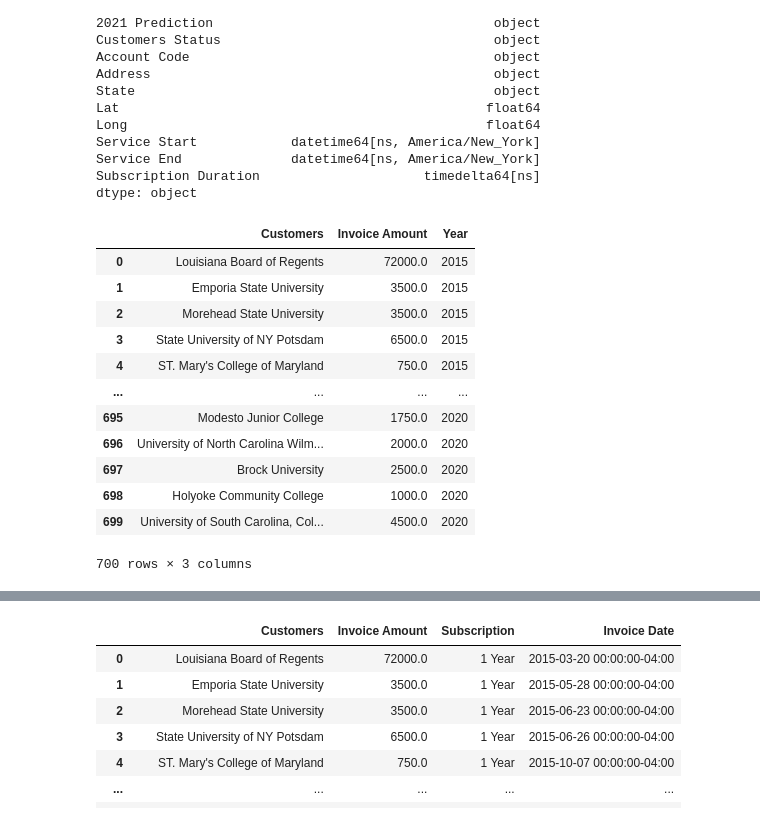
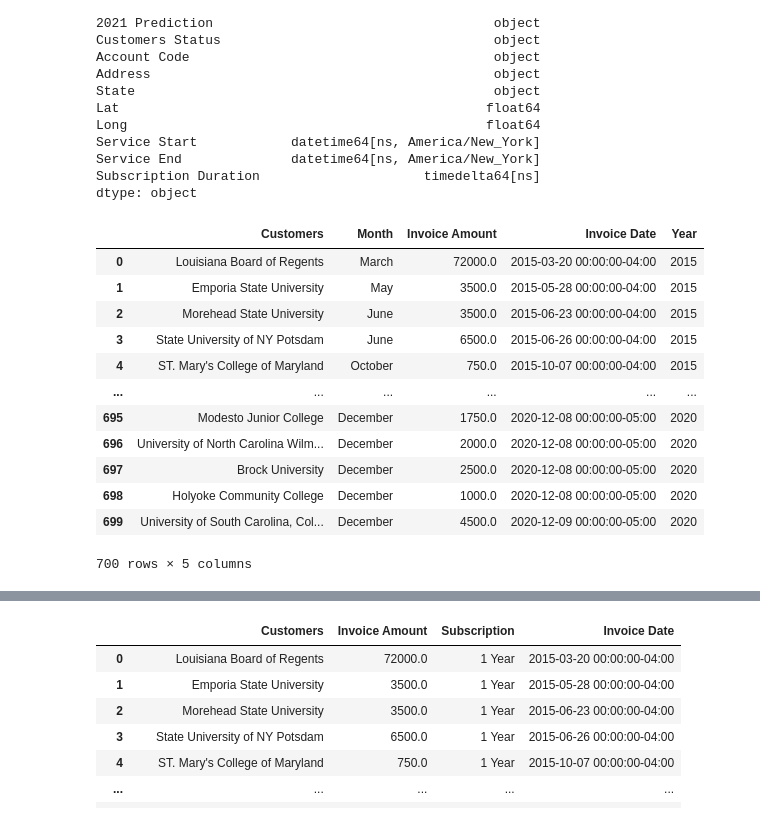
Before and after one commit to dd2-GWFinTech-Projects/Project1_ProductMarketingAnalysis, a Jupyter notebook: 02_Processing/07_Plots-Copy1.ipynb, the cells around one changed output, grey strips where cells are left out. Cells and saved outputs as stored; diff of their text form; code cells hidden in the pictures.

```diff
--- a/02_Processing/07_Plots-Copy1.ipynb
+++ b/02_Processing/07_Plots-Copy1.ipynb
@@ -85,20 +127,21 @@ Service End              datetime64[ns, America/New_York]
 Subscription Duration                     timedelta64[ns]
 dtype: object
 # %%
-yearly_income = atlas.iloc[:, [0, 6, 4]]
-yearly_income
+monthly_income = atlas.iloc[:, [0, 5, 6, 2, 4]]
+monthly_income.sort_values(by='Invoice Date')
+monthly_income
 # %% [output]
-|  | Customers | Invoice Amount | Year |
-| 0 | Louisiana Board of Regents | 72000.0 | 2015 |
-| 1 | Emporia State University | 3500.0 | 2015 |
-| 2 | Morehead State University | 3500.0 | 2015 |
-| 3 | State University of NY Potsdam | 6500.0 | 2015 |
-| 4 | ST. Mary's College of Maryland | 750.0 | 2015 |
-| ... | ... | ... | ... |
-| 695 | Modesto Junior College | 1750.0 | 2020 |
-| 696 | University of North Carolina Wilm... | 2000.0 | 2020 |
-| 697 | Brock University | 2500.0 | 2020 |
-| 698 | Holyoke Community College | 1000.0 | 2020 |
-| 699 | University of South Carolina, Col... | 4500.0 | 2020 |
+|  | Customers | Month | Invoice Amount | Invoice Date | Year |
+| 0 | Louisiana Board of Regents | March | 72000.0 | 2015-03-20 00:00:00-04:00 | 2015 |
+| 1 | Emporia State University | May | 3500.0 | 2015-05-28 00:00:00-04:00 | 2015 |
+| 2 | Morehead State University | June | 3500.0 | 2015-06-23 00:00:00-04:00 | 2015 |
+| 3 | State University of NY Potsdam | June | 6500.0 | 2015-06-26 00:00:00-04:00 | 2015 |
+| 4 | ST. Mary's College of Maryland | October | 750.0 | 2015-10-07 00:00:00-04:00 | 2015 |
+| ... | ... | ... | ... | ... | ... |
+| 695 | Modesto Junior College | December | 1750.0 | 2020-12-08 00:00:00-05:00 | 2020 |
+| 696 | University of North Carolina Wilm... | December | 2000.0 | 2020-12-08 00:00:00-05:00 | 2020 |
+| 697 | Brock University | December | 2500.0 | 2020-12-08 00:00:00-05:00 | 2020 |
+| 698 | Holyoke Community College | December | 1000.0 | 2020-12-08 00:00:00-05:00 | 2020 |
+| 699 | University of South Carolina, Col... | December | 4500.0 | 2020-12-09 00:00:00-05:00 | 2020 |
-700 rows × 3 columns
+700 rows × 5 columns
 # %%
```
Also changed, not shown: parts of 26 cells of this notebook, 3 other files.
